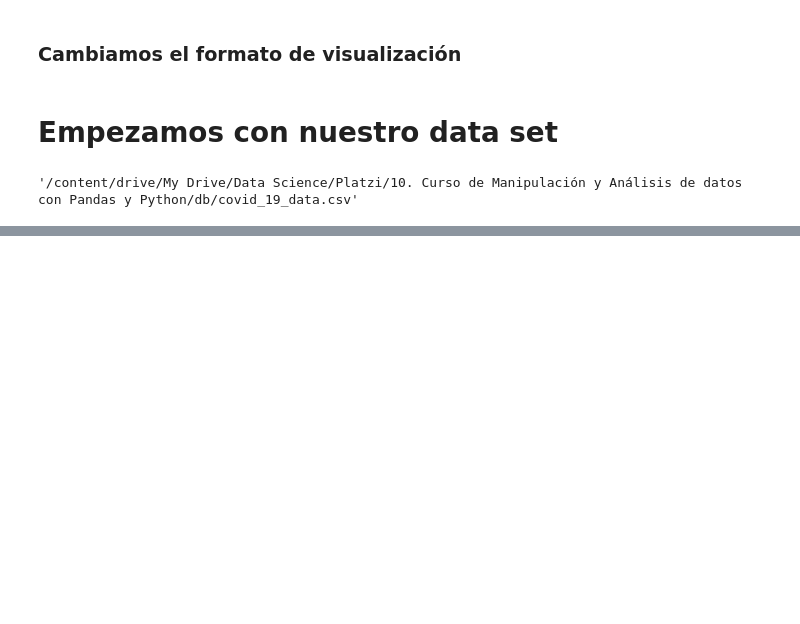
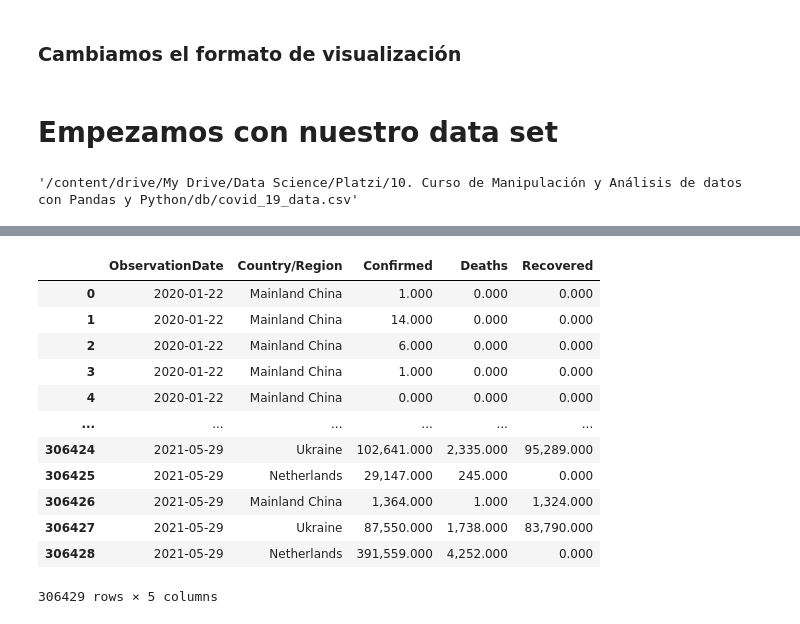
Before and after one commit to FernandoCallasaca/data_science_projects, a Jupyter notebook: 13_datetime.ipynb, the cells around one changed output, grey strips where cells are left out. Cells and saved outputs as stored; diff of their text form; code cells hidden in the pictures; blank space fills up the shorter version.

```diff
--- a/13_datetime.ipynb
+++ b/13_datetime.ipynb
@@ -55,0 +68,2 @@ df.head()
+# %%
+df['ObservationDate'] = pd.to_datetime(df['ObservationDate'])
@@ -55,0 +93,23 @@ df.head()
+# %%
+# Con los que quiero trabajar
+df = df[[
+ 'ObservationDate',
+ 'Country/Region',
+ 'Confirmed',
+ 'Deaths',
+ 'Recovered']]
+df
+# %% [output]
+|  | ObservationDate | Country/Region | Confirmed | Deaths | Recovered |
+| 0 | 2020-01-22 | Mainland China | 1.000 | 0.000 | 0.000 |
+| 1 | 2020-01-22 | Mainland China | 14.000 | 0.000 | 0.000 |
+| 2 | 2020-01-22 | Mainland China | 6.000 | 0.000 | 0.000 |
+| 3 | 2020-01-22 | Mainland China | 1.000 | 0.000 | 0.000 |
+| 4 | 2020-01-22 | Mainland China | 0.000 | 0.000 | 0.000 |
+| ... | ... | ... | ... | ... | ... |
+| 306424 | 2021-05-29 | Ukraine | 102,641.000 | 2,335.000 | 95,289.000 |
+| 306425 | 2021-05-29 | Netherlands | 29,147.000 | 245.000 | 0.000 |
+| 306426 | 2021-05-29 | Mainland China | 1,364.000 | 1.000 | 1,324.000 |
+| 306427 | 2021-05-29 | Ukraine | 87,550.000 | 1,738.000 | 83,790.000 |
+| 306428 | 2021-05-29 | Netherlands | 391,559.000 | 4,252.000 | 0.000 |
+306429 rows × 5 columns
```
Also changed, not shown: parts of 16 cells of this notebook.
